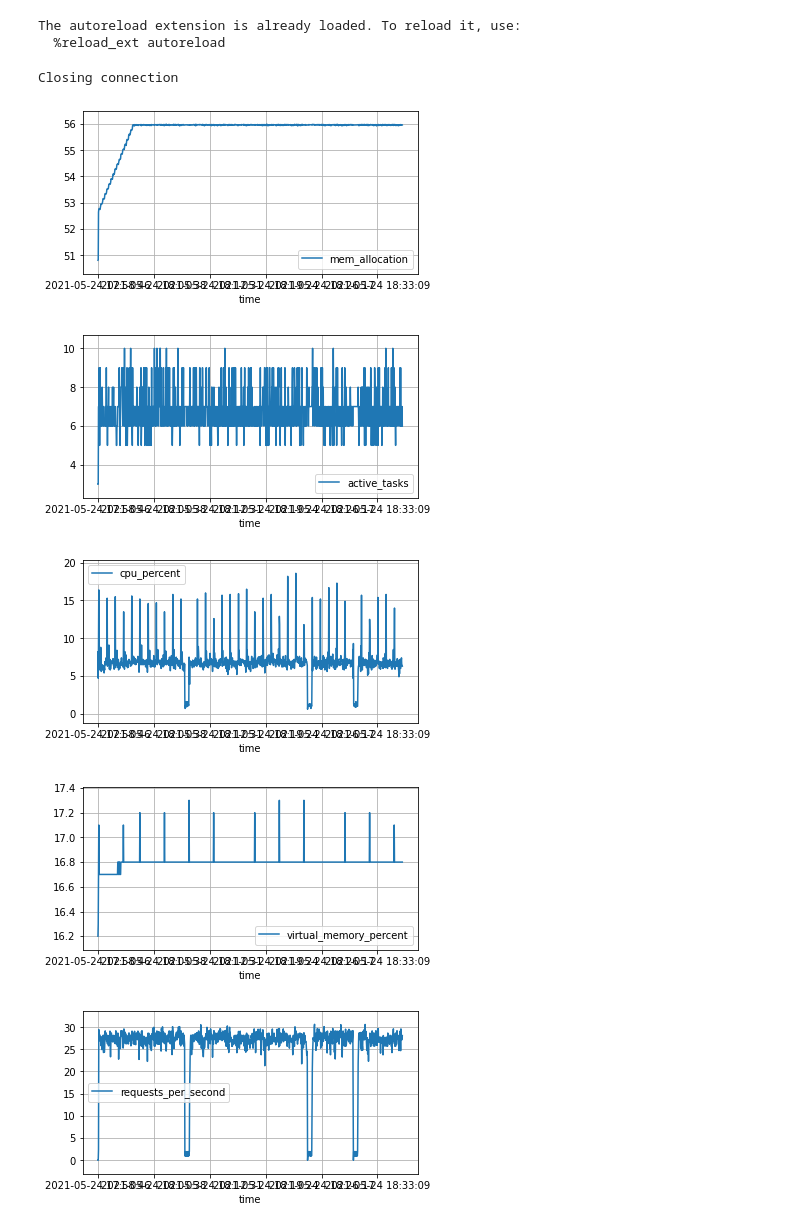
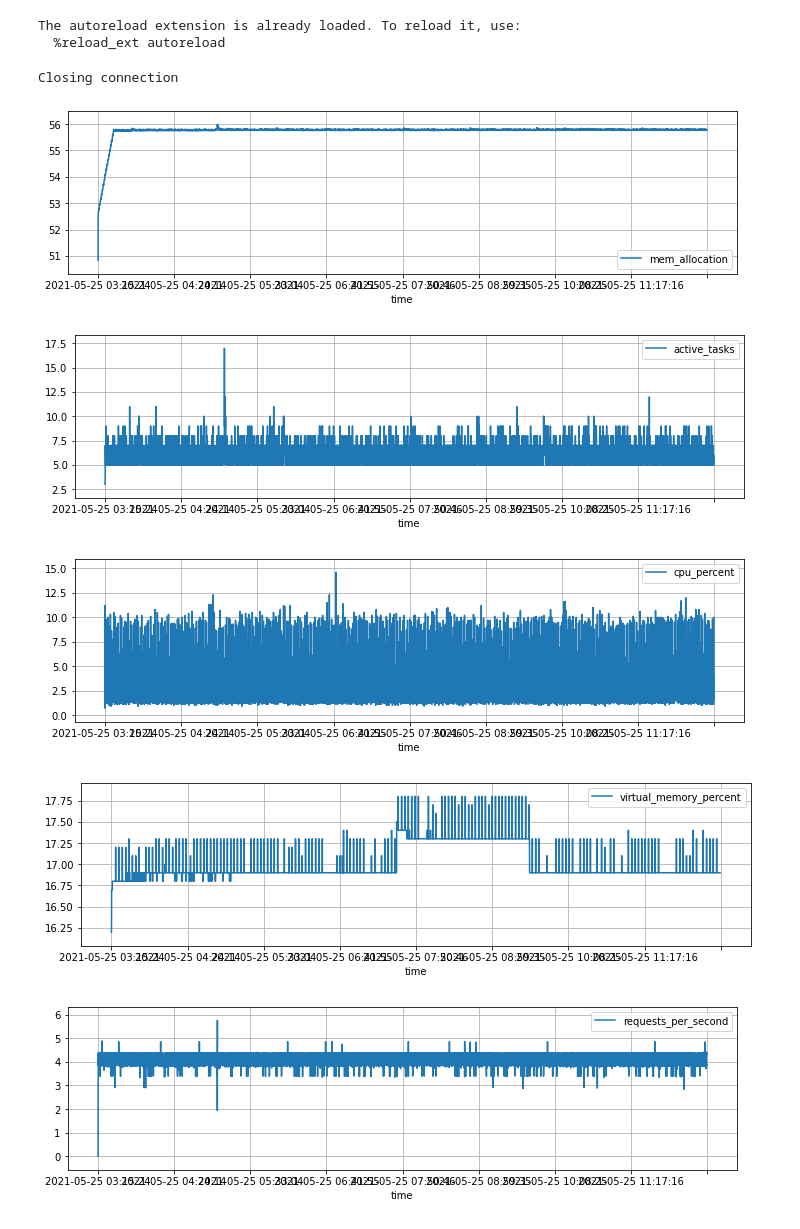
Before and after one commit to codingismycraft/mnemic, a Jupyter notebook: analytics/notebooks/Untitled.ipynb, the cells around one changed output. Saved outputs shown, nothing was run; the diff lists cells and outputs as text; code cells hidden in the pictures.

```diff
--- a/analytics/notebooks/Untitled.ipynb
+++ b/analytics/notebooks/Untitled.ipynb
@@ -42,32 +44,33 @@ def show_correlation_graph(data, title=None,
     _ = sns.heatmap(corr, annot=annot, fmt="2.2f",
                 linewidths=linewidths, ax=ax, cmap=cmap)
 # %%
-data = await utils.get_latest_trace('finch')
+
+data = await utils.get_latest_trace('finch-123')
 df = pd.read_csv(StringIO(data))
 
 margin_factor = 0.1
 
 for column_name in df.columns:
     if column_name == 'time':
         continue
     min_value = min(df[column_name])
     max_value = max(df[column_name])
-    df.plot.line(x="time", y=column_name, rot=0, grid=True, figsize=(6,3))
+    df.plot.line(x="time", y=column_name, rot=0, grid=True, figsize=(12,3))
 
     if max_value > min_value:
         height = max_value - min_value
         plt.ylim([min_value - height * margin_factor, max_value + height * margin_factor])
     elif max_value < min_value:
         max_value, min_value = min_value, max_value
         height = max_value - min_value
         plt.ylim([min_value - height * margin_factor, max_value + height * margin_factor])
     else:
         height = 0.2
         plt.ylim([min_value - height * margin_factor, max_value + height * margin_factor])
 # %% [output]
 Closing connection
-[figure, old version]
+[figure, new version]
-[figure, old version]
+[figure, new version]
-[figure, old version]
+[figure, new version]
-[figure, old version]
+[figure, new version]
-[figure, old version]
+[figure, new version]
```
Also changed, not shown: parts of 4 cells of this notebook.
